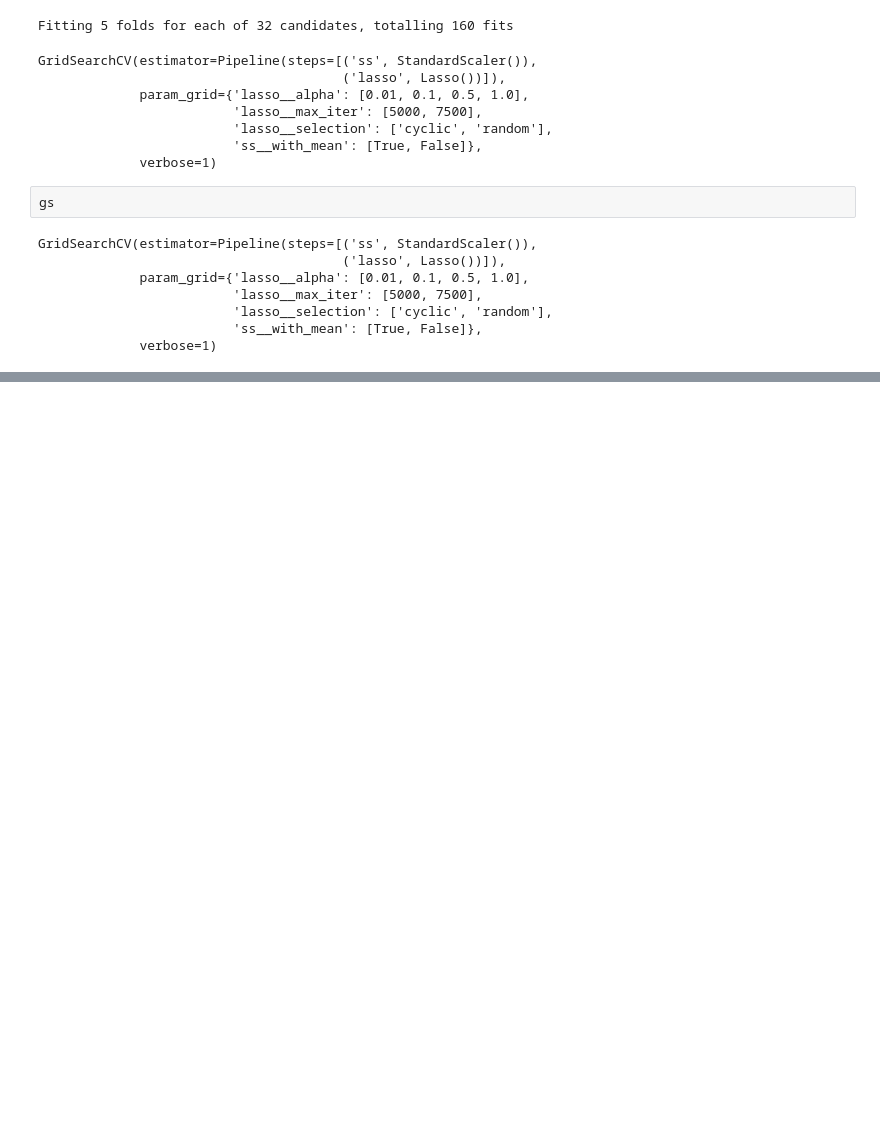
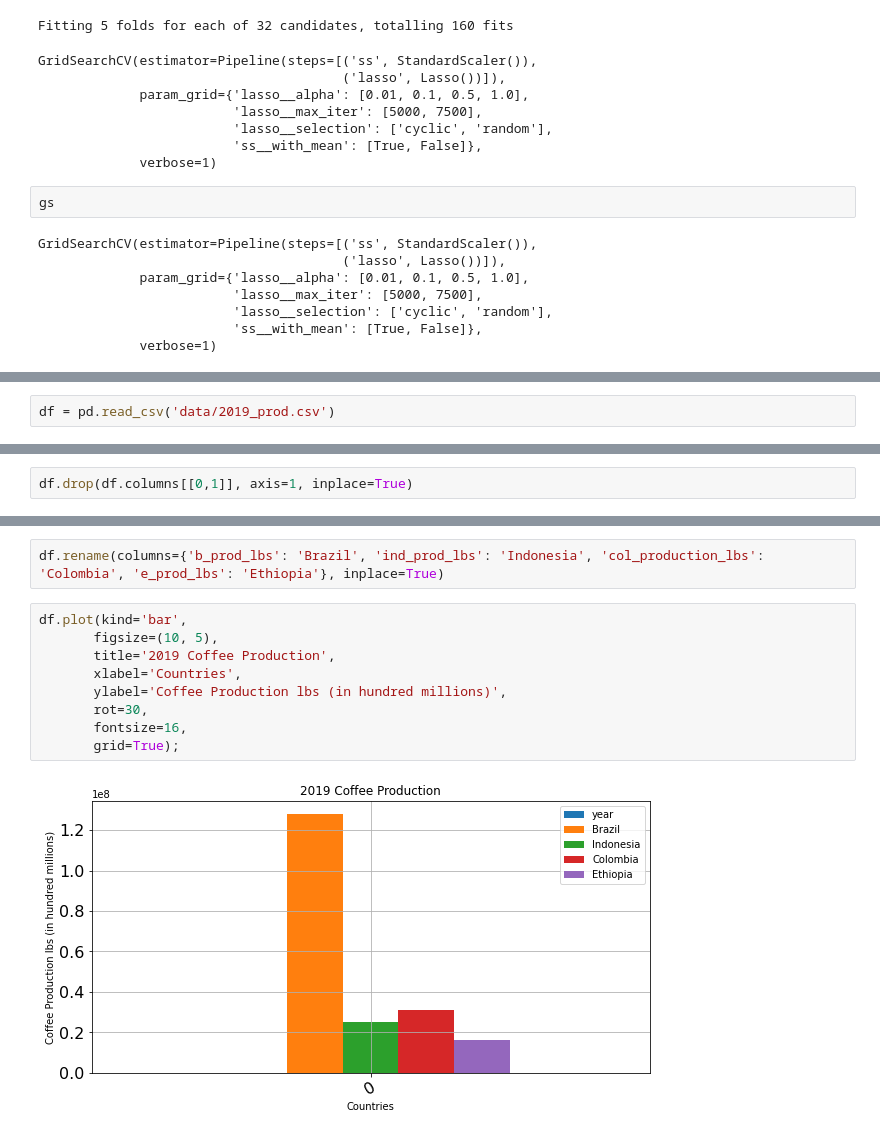
Before and after one commit to sanghyuns/Climate_Change_vs_Coffee_Production, a Jupyter notebook: mikeV.ipynb, the cells around one changed output, grey strips where cells are left out. Cells and saved outputs as stored; diff of their text form; blank space fills up the shorter version.

```diff
--- a/mikeV.ipynb
+++ b/mikeV.ipynb
@@ -570,0 +756,2 @@ cross_val_score(gs.best_estimator_, X_train, y_train).mean()
+# %%
+df = pd.read_csv('data/2019_prod.csv')
@@ -570,0 +763,2 @@ cross_val_score(gs.best_estimator_, X_train, y_train).mean()
+# %%
+df.drop(df.columns[[0,1]], axis=1, inplace=True)
@@ -570,0 +770,13 @@ cross_val_score(gs.best_estimator_, X_train, y_train).mean()
+# %%
+df.rename(columns={'b_prod_lbs': 'Brazil', 'ind_prod_lbs': 'Indonesia', 'col_production_lbs': 'Colombia', 'e_prod_lbs': 'Ethiopia'}, inplace=True)
+# %%
+df.plot(kind='bar',
+       figsize=(10, 5),
+       title='2019 Coffee Production',
+       xlabel='Countries',
+       ylabel='Coffee Production lbs (in hundred millions)',
+       rot=30,
+       fontsize=16,
+       grid=True);
+# %% [output]
+[figure, added]
```
Also changed, not shown: parts of 35 cells of this notebook, 1 other file.
